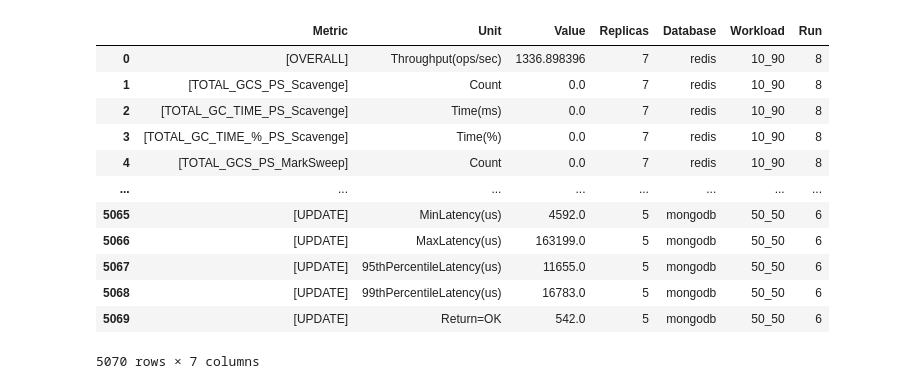
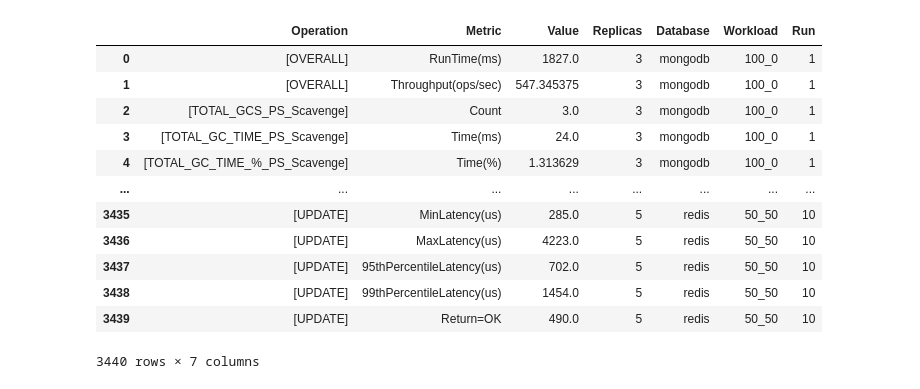
Before and after one commit to NextFire-PolyMTL/log8430-tp3, a Jupyter notebook: notebook.ipynb, the cells around one changed output. Cells and saved outputs as stored; diff of their text form; code cells hidden in the pictures.

```diff
--- a/notebook.ipynb
+++ b/notebook.ipynb
@@ -6,37 +9,41 @@ import pandas as pd
 # %%
 results_dir = Path("results")
 
 path_re = re.compile(
-    r".*/(?P<Replicas>\d)/(?P<Database>\w+)/(?P<Workload>\w+)/(?P<Run>\w+).csv$"
+    r".*\\(?P<Replicas>\d)\\(?P<Database>\w+)\\(?P<Workload>\w+)\\(?P<Run>\w+).csv$"
 )
 
 df_list: list[pd.DataFrame] = []
-for file in results_dir.glob("**/*.csv"):
-    df = pd.read_csv(file, skiprows=1, names=["Metric", "Unit", "Value"])
-
+for file in results_dir.glob("**\\*.csv"):
     match = path_re.match(str(file))
     assert match is not None
+
+    df = pd.read_csv(file,
+                     skiprows=1 if match.group('Database') == "mongodb" else 0,
+                     names=["Operation", "Metric", "Value"])
+
     for group, value in match.groupdict().items():
         df[group] = value
 
     df_list.append(df)
 
+df["Metric"]=df["Metric"].str.strip()
 df = pd.concat(df_list, ignore_index=True)
 df = df.convert_dtypes()
 df = df.astype({"Run": "UInt8"})
 del df_list
 df
 # %% [output]
-|  | Metric | Unit | Value | Replicas | Database | Workload | Run |
-| 0 | [OVERALL] | Throughput(ops/sec) | 1336.898396 | 7 | redis | 10_90 | 8 |
-| 1 | [TOTAL_GCS_PS_Scavenge] | Count | 0.0 | 7 | redis | 10_90 | 8 |
-| 2 | [TOTAL_GC_TIME_PS_Scavenge] | Time(ms) | 0.0 | 7 | redis | 10_90 | 8 |
-| 3 | [TOTAL_GC_TIME_%_PS_Scavenge] | Time(%) | 0.0 | 7 | redis | 10_90 | 8 |
-| 4 | [TOTAL_GCS_PS_MarkSweep] | Count | 0.0 | 7 | redis | 10_90 | 8 |
+|  | Operation | Metric | Value | Replicas | Database | Workload | Run |
+| 0 | [OVERALL] | RunTime(ms) | 1827.0 | 3 | mongodb | 100_0 | 1 |
+| 1 | [OVERALL] | Throughput(ops/sec) | 547.345375 | 3 | mongodb | 100_0 | 1 |
+| 2 | [TOTAL_GCS_PS_Scavenge] | Count | 3.0 | 3 | mongodb | 100_0 | 1 |
+| 3 | [TOTAL_GC_TIME_PS_Scavenge] | Time(ms) | 24.0 | 3 | mongodb | 100_0 | 1 |
+| 4 | [TOTAL_GC_TIME_%_PS_Scavenge] | Time(%) | 1.313629 | 3 | mongodb | 100_0 | 1 |
 | ... | ... | ... | ... | ... | ... | ... | ... |
-| 5065 | [UPDATE] | MinLatency(us) | 4592.0 | 5 | mongodb | 50_50 | 6 |
-| 5066 | [UPDATE] | MaxLatency(us) | 163199.0 | 5 | mongodb | 50_50 | 6 |
-| 5067 | [UPDATE] | 95thPercentileLatency(us) | 11655.0 | 5 | mongodb | 50_50 | 6 |
-| 5068 | [UPDATE] | 99thPercentileLatency(us) | 16783.0 | 5 | mongodb | 50_50 | 6 |
-| 5069 | [UPDATE] | Return=OK | 542.0 | 5 | mongodb | 50_50 | 6 |
+| 3435 | [UPDATE] | MinLatency(us) | 285.0 | 5 | redis | 50_50 | 10 |
+| 3436 | [UPDATE] | MaxLatency(us) | 4223.0 | 5 | redis | 50_50 | 10 |
+| 3437 | [UPDATE] | 95thPercentileLatency(us) | 702.0 | 5 | redis | 50_50 | 10 |
+| 3438 | [UPDATE] | 99thPercentileLatency(us) | 1454.0 | 5 | redis | 50_50 | 10 |
+| 3439 | [UPDATE] | Return=OK | 490.0 | 5 | redis | 50_50 | 10 |
-5070 rows × 7 columns
+3440 rows × 7 columns
```
Also changed, not shown: parts of 29 cells of this notebook.
